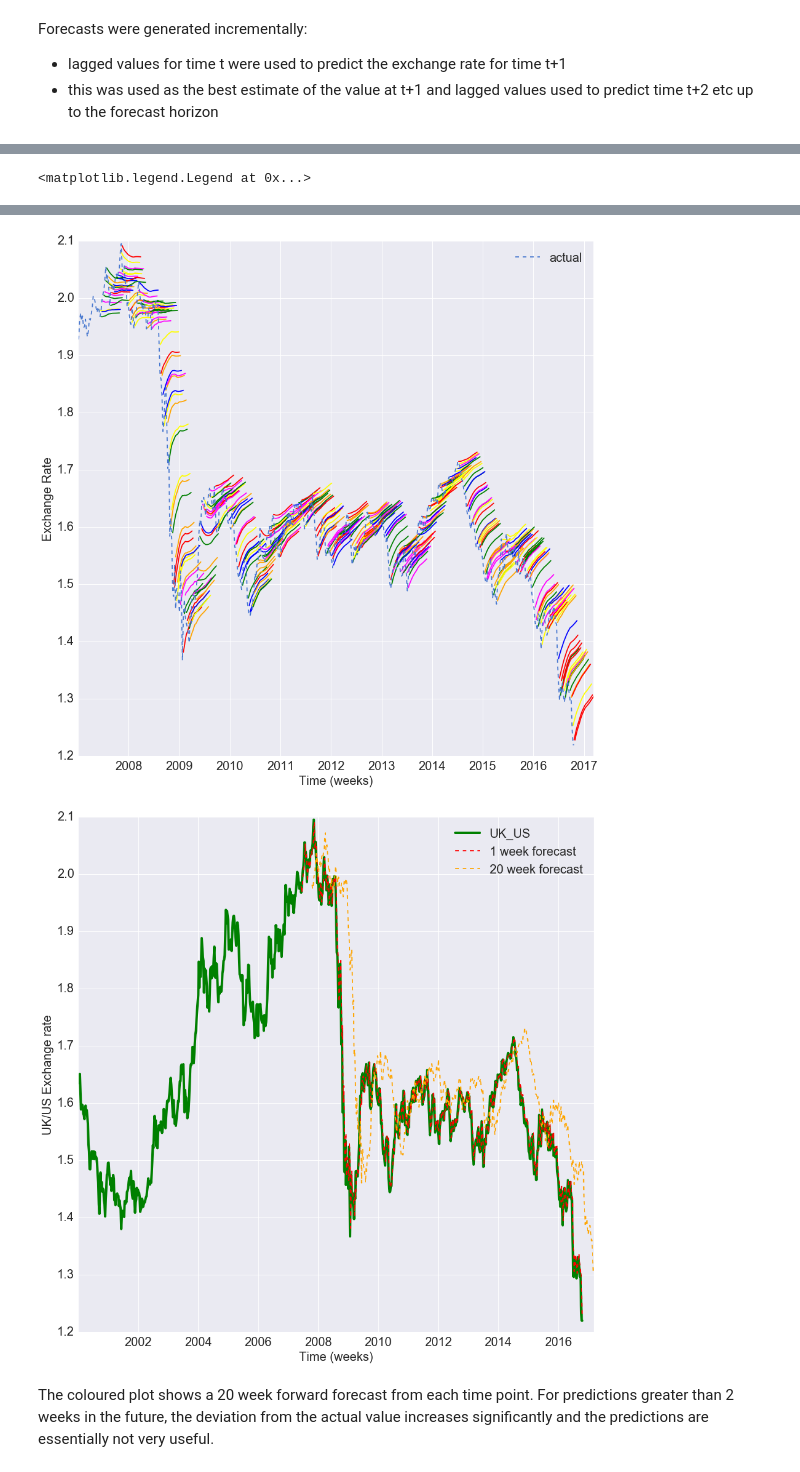
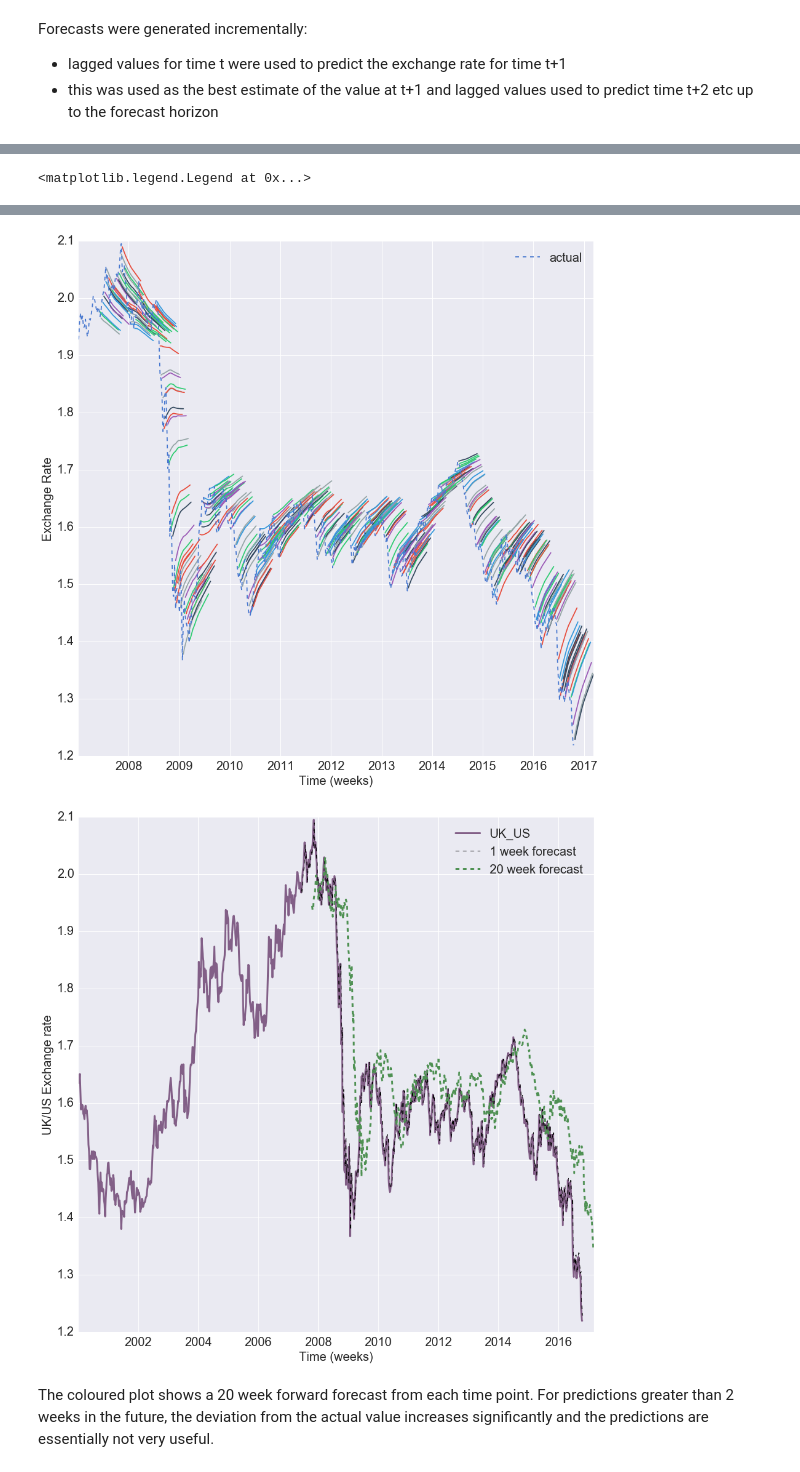
Before and after one commit to nikhilaravi/exchangerate, a Jupyter notebook: baseline_model/baseline_time_series_forecasting_final_lasso.ipynb, the cells around one changed output, grey strips where cells are left out. Drawn from its saved outputs; the diff is of its cells as text; code cells hidden in the pictures.

Commit message:
fixed plot colors for lasso

```diff
--- a/baseline_model/baseline_time_series_forecasting_final_lasso.ipynb
+++ b/baseline_model/baseline_time_series_forecasting_final_lasso.ipynb
@@ -359,3 +359,6 @@ def forecast(model, n, x_test, last_date):
             predictions = p
         # reverse the predictions so they are in the correct order
     return predictions[::-1], dates
+# %%
+colors = sb.set_palette(sb.color_palette("pastel"))
+print colors
@@ -363,8 +368,9 @@ def forecast(model, n, x_test, last_date):
 def predict_n_weeks(n, ts_filtered):
     #model is traned with 20 lags
     num_lags = 20
-
-    colors = ['red', 'green', 'yellow', 'orange', 'magenta', 'blue']
+    colors = ["#9b59b6", "#3498db", "#95a5a6", "#e74c3c", "#34495e", "#2ecc71"]
+    print colors
+    #colors = ['red', 'green', 'yellow', 'orange', 'magenta', 'blue']
 
     # initialise
     plt.figure(figsize=(15,15))
@@ -401,6 +407,7 @@ def predict_n_weeks(n, ts_filtered):
     plt.legend(fontsize=20)
     return prediction_n_week, prediction_dates
 # %%
+sb.set_palette('muted')
 ts_train = ts_filtered['2007':'2016']
 ts_predict = ts_filtered['2007':'2016'].values[21:]
 
@@ -423,13 +430,13 @@ print 'R2 20 week: ', r2_20_week
 plt.figure(figsize=(15,15))
 
 # actual values
-plt.plot(ts_filtered.index, ts_filtered, linewidth=4, color='green')
+plt.plot(ts_filtered.index, ts_filtered, linewidth=3, color=sb.xkcd_rgb["dusty purple"])
 
 # 1 week forecast
-plt.plot(prediction_dates_1, prediction_1_week, color='red', linestyle='dashed', label='1 week forecast')
+plt.plot(prediction_dates_1, prediction_1_week, color=sb.xkcd_rgb["black"], linestyle='dashed', label='1 week forecast', linewidth=1)
 # plt.plot(prediction_dates_2, prediction_5_week, color='magenta', label='5 week forecast')
 # plt.plot(prediction_dates_3, prediction_10_week, color='magenta', label='10 week forecast')
-plt.plot(prediction_dates_4, prediction_20_week, color='orange', linestyle='dashed',label='20 week forecast')
+plt.plot(prediction_dates_4, prediction_20_week, color=sb.xkcd_rgb["light forest green"], linestyle='dashed',label='20 week forecast', linewidth=3)
 plt.xticks(fontsize=20)
 plt.yticks(fontsize=20)
 plt.ylabel('UK/US Exchange rate', fontsize=20)
@@ -441,7 +450,7 @@ R2 20 week:  0.924881982097
 <matplotlib.legend.Legend at 0x...>
 [figure]
-[figure, old version]
+[figure, new version]
-[figure, old version]
+[figure, new version]
 # %% [markdown]
 The coloured plot shows a 20 week forward forecast from each time point. For predictions greater than 2 weeks in the future, the deviation from the actual value increases significantly and the predictions are essentially not very useful.
 # %% [markdown]
```
Also changed, not shown: parts of 5 cells of this notebook.
